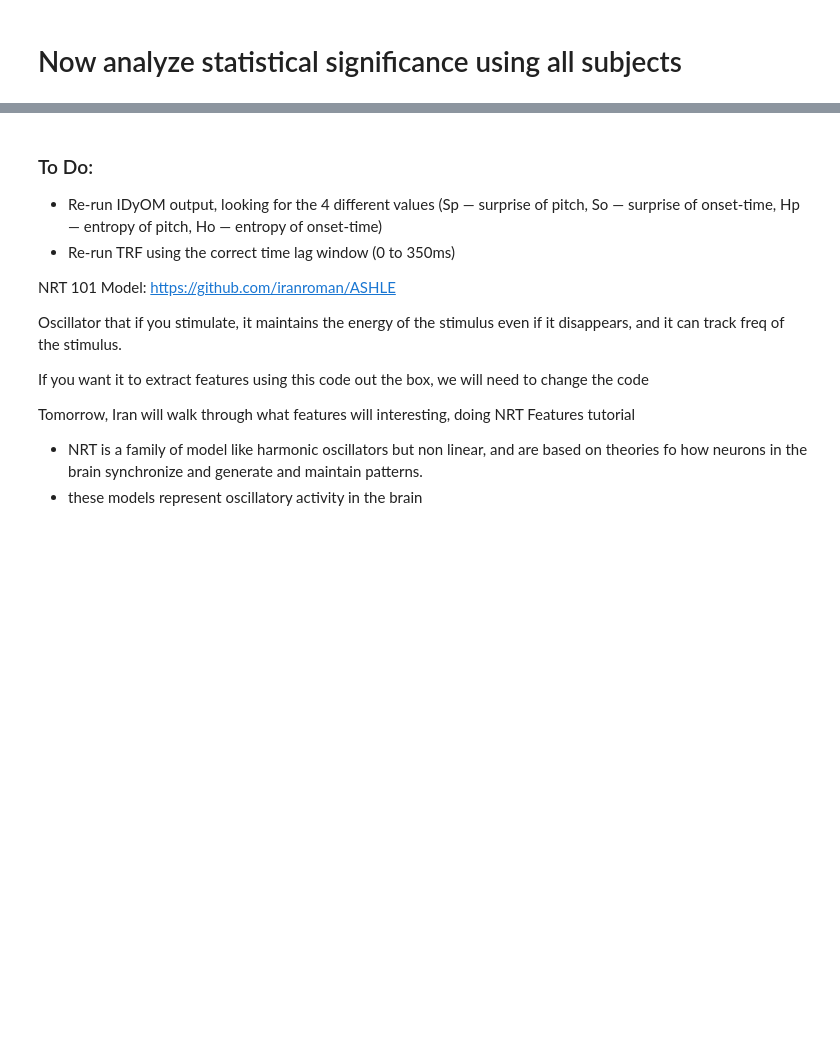
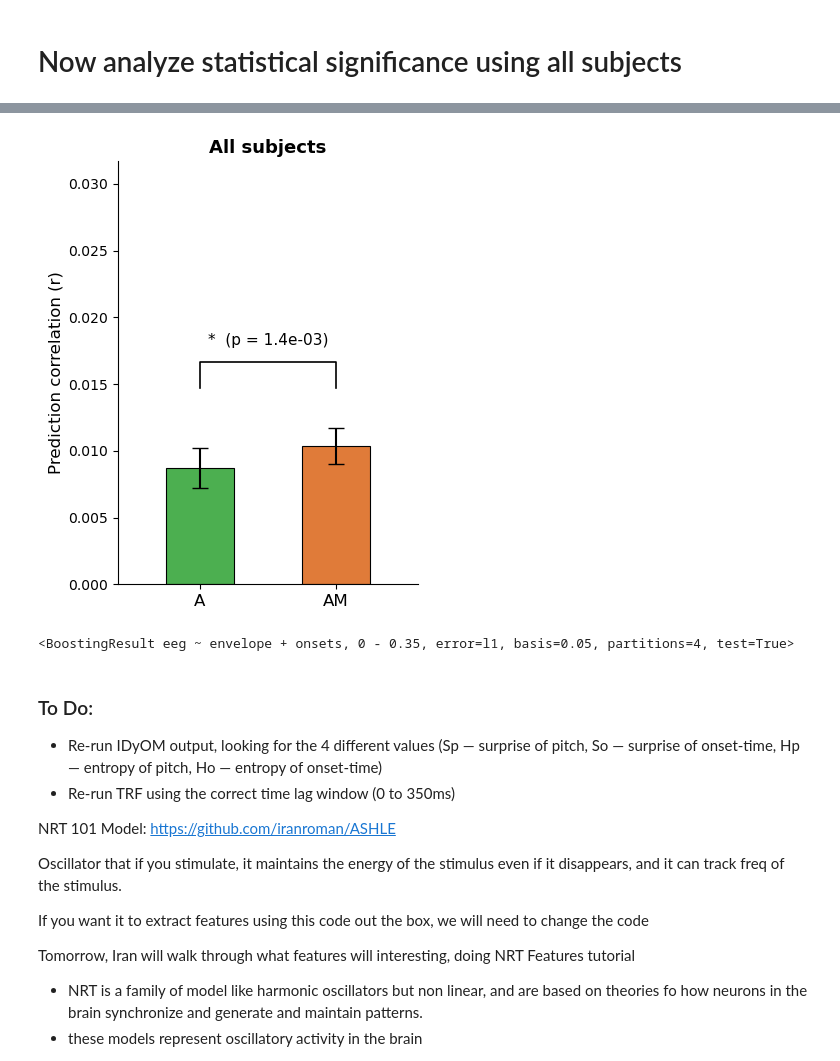
Before and after one commit to pereiraa10/musical-surprisal, a Jupyter notebook: TRF/avg_trf.ipynb, the cells around one changed output, grey strips where cells are left out. Cells and saved outputs as stored; diff of their text form; code cells hidden in the pictures; blank space fills up the shorter version.

```diff
--- a/TRF/avg_trf.ipynb
+++ b/TRF/avg_trf.ipynb
@@ -1199,3 +1212,52 @@ Group-level PERMUTATION test (mean r across channels):
+# %%
+from scipy.stats import sem
+
+fig, ax = plt.subplots(figsize=(4, 5))
+
+means  = [r_acoustic_per_sub.mean(), r_full_per_sub.mean()]
+sems   = [sem(r_acoustic_per_sub),   sem(r_full_per_sub)]
+labels = ['A', 'AM']
+colors = ['#4CAF50', '#E07B39']   # green / orange, matching the paper
+
+bars = ax.bar([1, 2], means, yerr=sems, color=colors,
+              width=0.5, capsize=6, error_kw={'linewidth': 1.5},
+              edgecolor='black', linewidth=0.8)
+
+# Significance bracket
+y_top = max(means[0] + sems[0], means[1] + sems[1])
+y_bracket = y_top + 0.005
+ax.plot([1, 1, 2, 2],
+        [y_bracket - 0.002, y_bracket, y_bracket, y_bracket - 0.002],
+        color='black', linewidth=1.2)
+
+# Use p_perm from your permutation test above
+# Increase N_PERMS to 100_000 for finer resolution, matching paper's p < 1e-6
+ax.text(1.5, y_bracket + 0.001,
+        f'*  (p = {p_perm:.1e})',
+        ha='center', va='bottom', fontsize=11)
+
+ax.set_xticks([1, 2])
+ax.set_xticklabels(labels, fontsize=12)
+ax.set_ylabel('Prediction correlation (r)', fontsize=12)
+ax.set_title('All subjects', fontsize=13, fontweight='bold')
+ax.set_xlim(0.4, 2.6)
+ax.set_ylim(0, y_bracket + 0.015)    # y-axis starts at 0, matching paper
+ax.spines['top'].set_visible(False)
+ax.spines['right'].set_visible(False)
+
+plt.tight_layout()
+plt.show()
+# %% [output]
+[figure, added]
+# %%
+filename = f"pickles/encoding_22_03/Sub1_['envelope', 'onsets']_acoustic_data.pkl"
+data = eelbrain.load.unpickle(filename)
+data['trf_cv']
+
+# df = pd.DataFrame(data)
+# print(df['trf_cv'].mu)
+# %% [output]
+<BoostingResult eeg ~ envelope + onsets, 0 - 0.35, error=l1, basis=0.05, partitions=4, test=True>
 # %% [markdown]
 ### To Do:
 
```
Also changed, not shown: parts of 10 cells of this notebook, 7 other files.
